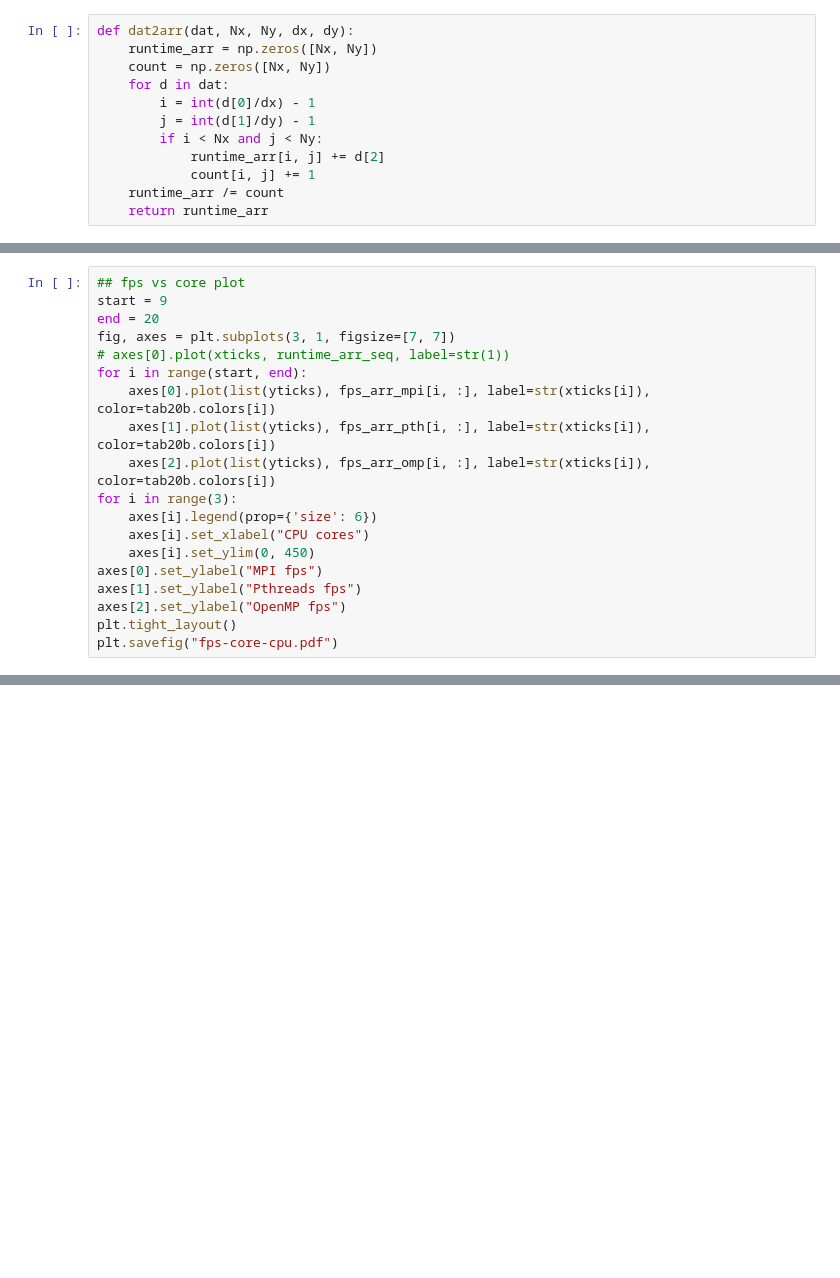
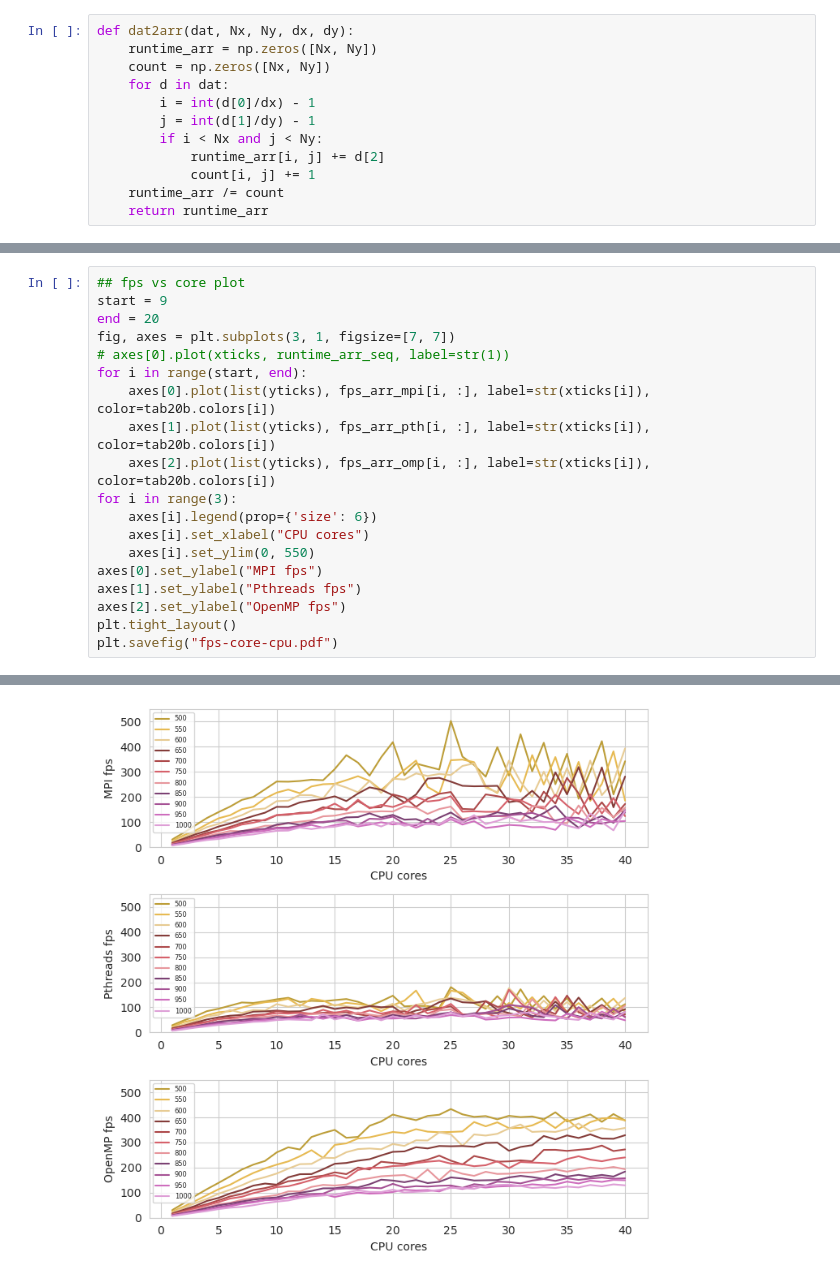
Before and after one commit to haoran0115/CSC4005-FA22, a Jupyter notebook: hw03/analysis/main.ipynb, the cells around one changed output, grey strips where cells are left out. Drawn from its saved outputs; the diff is of its cells as text; blank space fills up the shorter version.

```diff
--- a/hw03/analysis/main.ipynb
+++ b/hw03/analysis/main.ipynb
@@ -81,7 +89,7 @@ for i in range(start, end):
 for i in range(3):
     axes[i].legend(prop={'size': 6})
     axes[i].set_xlabel("CPU cores")
-    axes[i].set_ylim(0, 450)
+    axes[i].set_ylim(0, 550)
 axes[0].set_ylabel("MPI fps")
 axes[1].set_ylabel("Pthreads fps")
 axes[2].set_ylabel("OpenMP fps")
@@ -92,3 +99,4 @@ plt.savefig("fps-core-cpu.pdf")
+[figure, added]
 # %%
 ## fps vs size plot
 start = 0
```
Also changed, not shown: parts of 6 cells of this notebook, 18 other files.
